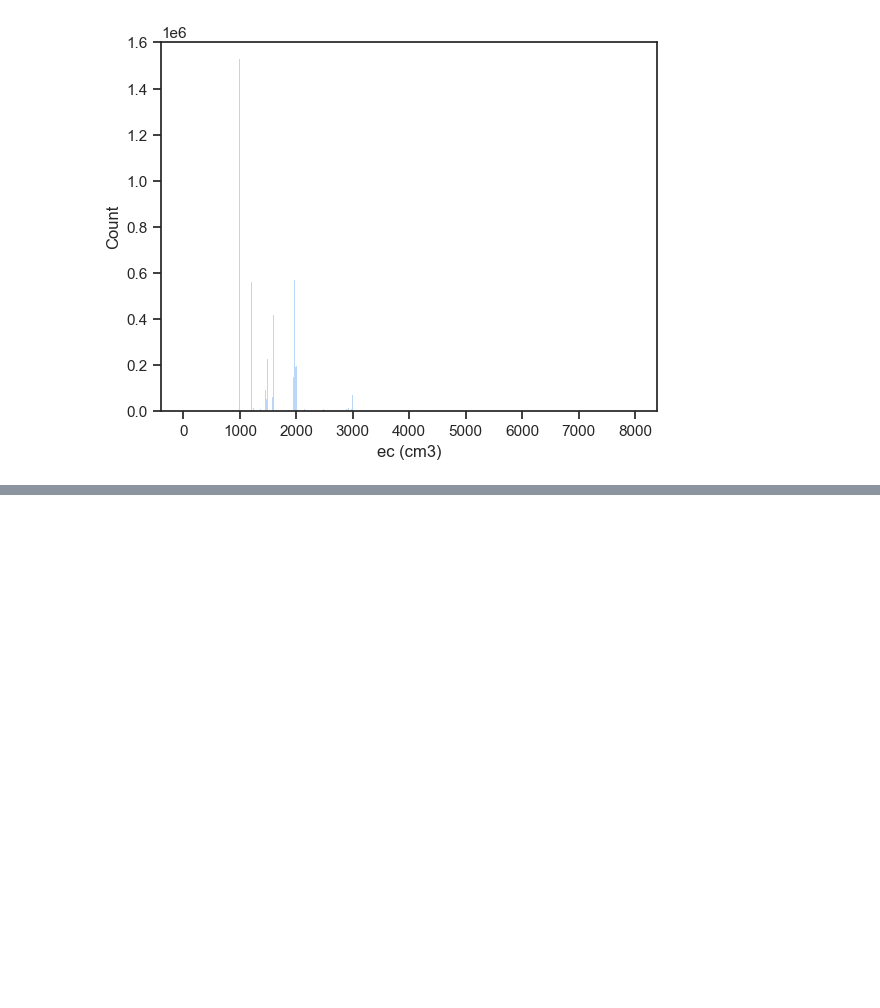
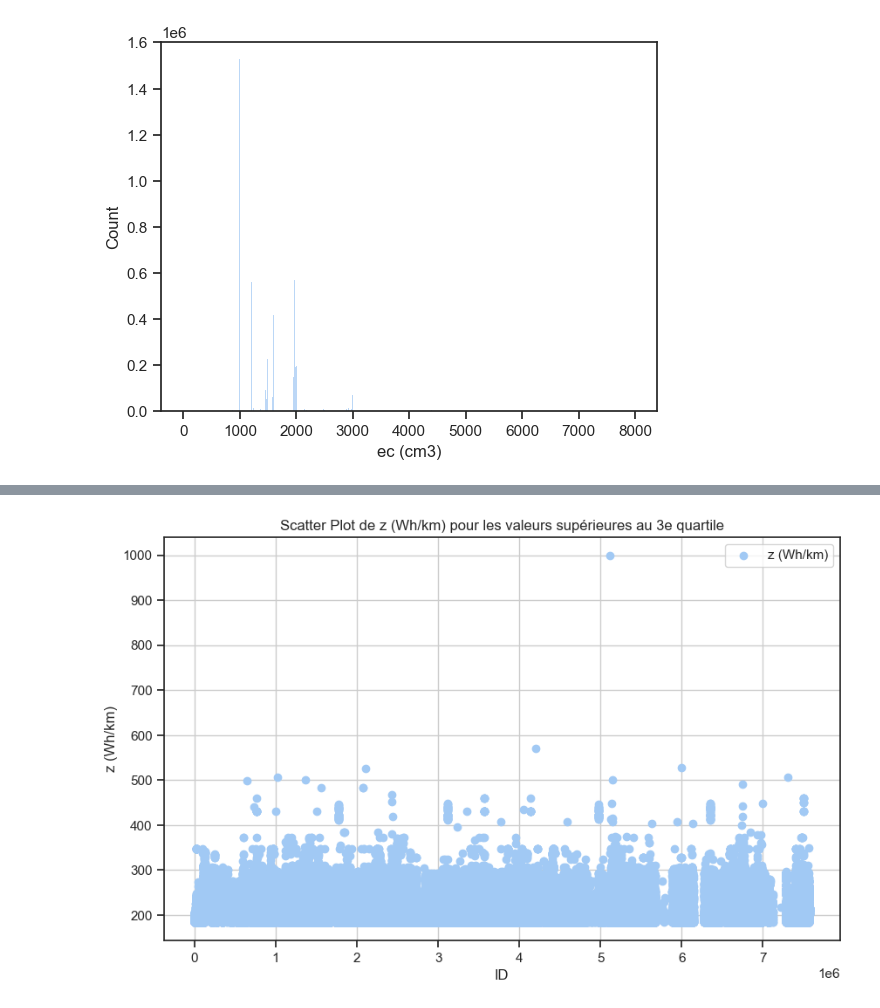
Before and after one commit to Naoyy/Challenge_Data_Mining, a Jupyter notebook: analyse_exploratoire.ipynb, the cells around one changed output, grey strips where cells are left out. Saved outputs shown, nothing was run; the diff lists cells and outputs as text; code cells hidden in the pictures; blank space fills up the shorter version.

```diff
--- a/analyse_exploratoire.ipynb
+++ b/analyse_exploratoire.ipynb
@@ -633,0 +716,13 @@ plt.show()
+# %%
+filtered_df = df[df["z (Wh/km)"] > df["z (Wh/km)"].quantile(0.75)]
+
+plt.figure(figsize=(10, 6))
+plt.scatter(filtered_df["ID"], filtered_df["z (Wh/km)"], c='b', marker='o', label="z (Wh/km)")
+plt.xlabel("ID")
+plt.ylabel("z (Wh/km)")
+plt.title("Scatter Plot de z (Wh/km) pour les valeurs supérieures au 3e quartile")
+plt.grid(True)
+plt.legend()
+plt.show()
+# %% [output]
+[figure, added]
```
Also changed, not shown: parts of 28 cells of this notebook.
